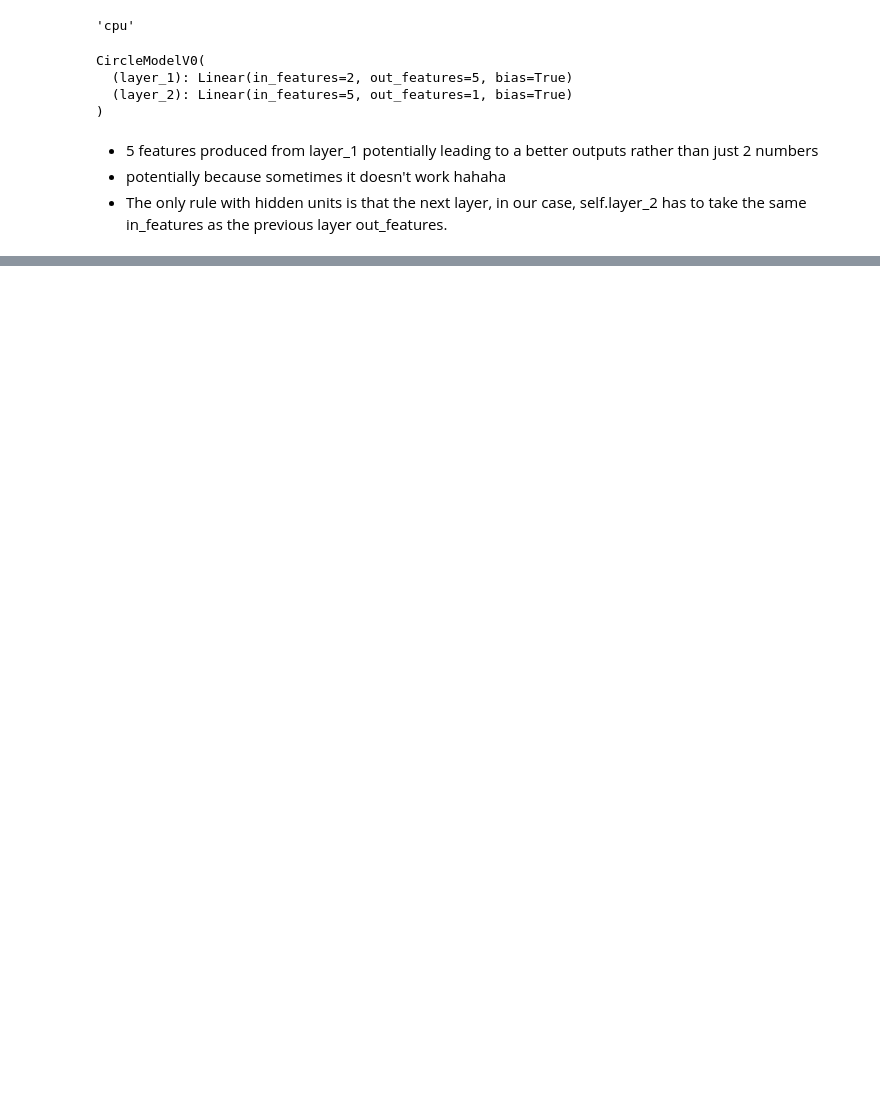
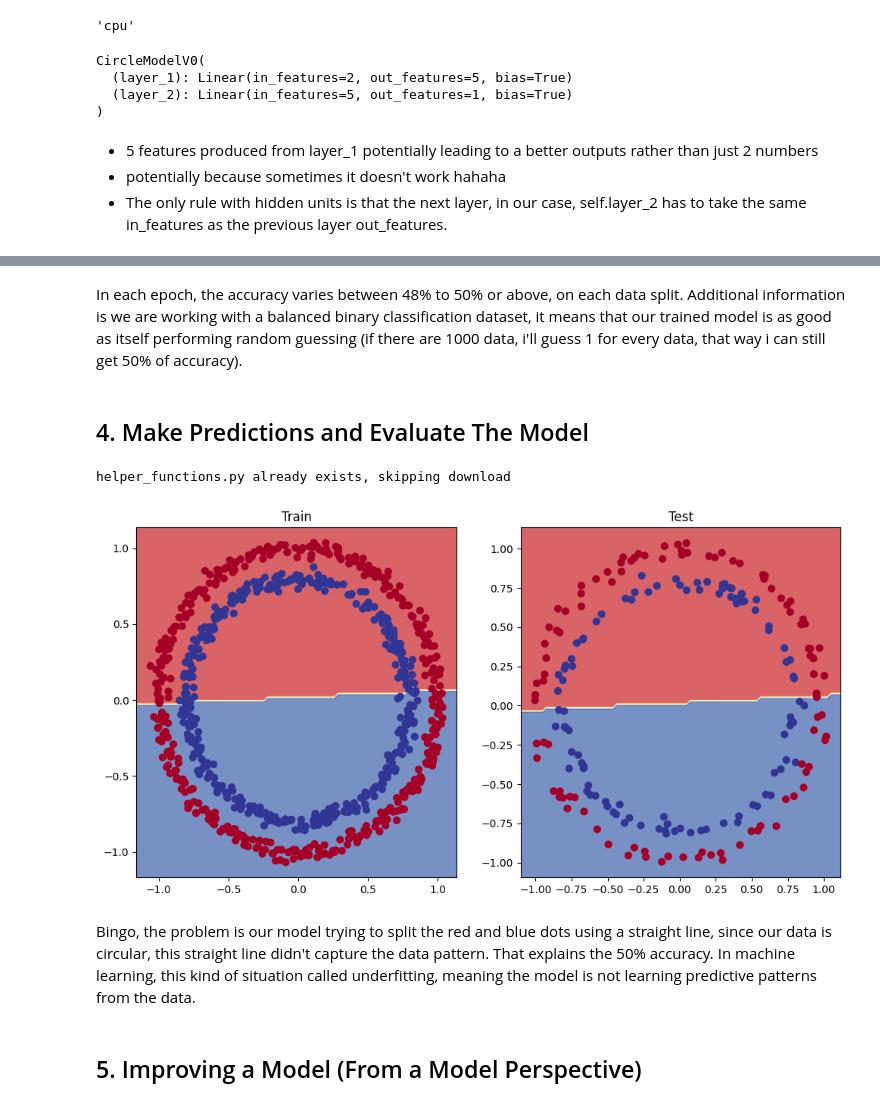
Before and after one commit to bluga404/pytorch-projects, a Jupyter notebook: nn-classification/classification.ipynb, the cells around one changed output, grey strips where cells are left out. Drawn from its saved outputs; the diff is of its cells as text; code cells hidden in the pictures; blank space fills up the shorter version.

Commit message:
linearity problem

```diff
--- a/nn-classification/classification.ipynb
+++ b/nn-classification/classification.ipynb
@@ -131,7 +131,7 @@ X[:5], y[:5]
 # Split data into train and test sets
 from sklearn.model_selection import train_test_split
 
-X_train, y_train, X_test, y_test = train_test_split(X,
+X_train, X_test, y_train, y_test = train_test_split(X,
                                                     y,
                                                     test_size=0.2,
                                                     random_state=42)
@@ -205,0 +207,14 @@ This model can built in almmost any shape or size. But typically, they have a sa
+# %%
+# Create a loss function
+# loss_fn = nn.BCELoss() = no sigmoid built-in
+loss_fn = nn.BCEWithLogitsLoss() # BCEWithLogitsLoss = sigmoid built-in
+
+# Create an optimizer
+optimizer = torch.optim.SGD(params=model_0.parameters(),
+                            lr=0.1)
+# %%
+# Calculate accuracy (a classification metric)
+def accuracy_fn(y_true, y_pred):
+    correct = torch.eq(y_true, y_pred).sum().item() # torch.eq calculates where two tensors are equal
+    acc = (correct/len(y_pred)) * 100
+    return acc
@@ -205,0 +225,4 @@ This model can built in almmost any shape or size. But typically, they have a sa
+# %%
+# View the first 5 outputs of the forward pass in the test data
+y_logits = model_0(X_test.to(device))[:5]
+y_logits
@@ -205,0 +334,38 @@ This model can built in almmost any shape or size. But typically, they have a sa
+# %% [markdown]
+In each epoch, the accuracy varies between 48% to 50% or above, on each data split.
+Additional information is we are working with a balanced binary classification dataset, it means that our trained model is as good as itself performing random guessing (if there are 1000 data, i'll guess 1 for every data, that way i can still get 50% of accuracy).
+# %% [markdown]
+## 4. Make Predictions and Evaluate The Model
+# %%
+import requests
+from pathlib import Path
+
+# Download helper functions from Learn PyTorch repo (if not already downloaded)
+if Path("helper_functions.py").is_file():
+  print("helper_functions.py already exists, skipping download")
+else:
+  print("Downloading helper_functions.py")
+  request = requests.get("https://raw.githubusercontent.com/mrdbourke/pytorch-deep-learning/main/helper_functions.py")
+  with open("helper_functions.py", "wb") as f:
+    f.write(request.content)
+
+from helper_functions import plot_predictions, plot_decision_boundary
+# %% [output]
+helper_functions.py already exists, skipping download
+# %%
+# Plot decision boundaries for training and test sets
+plt.figure(figsize=(12, 6))
+plt.subplot(1, 2, 1)
+plt.title("Train")
+plot_decision_boundary(model_0, X_train, y_train)
+
+plt.subplot(1, 2, 2)
+plt.title("Test")
+plot_decision_boundary(model_0, X_test, y_test)
+# %% [output]
+[figure, added]
+# %% [markdown]
+Bingo, the problem is our model trying to split the red and blue dots using a straight line, since our data is circular, this straight line didn't capture the data pattern. That explains the 50% accuracy.
+In machine learning, this kind of situation called underfitting, meaning the model is not learning predictive patterns from the data.
+# %% [markdown]
+## 5. Improving a Model (From a Model Perspective)
```
Also changed, not shown: parts of 25 cells of this notebook, 5 other files.
